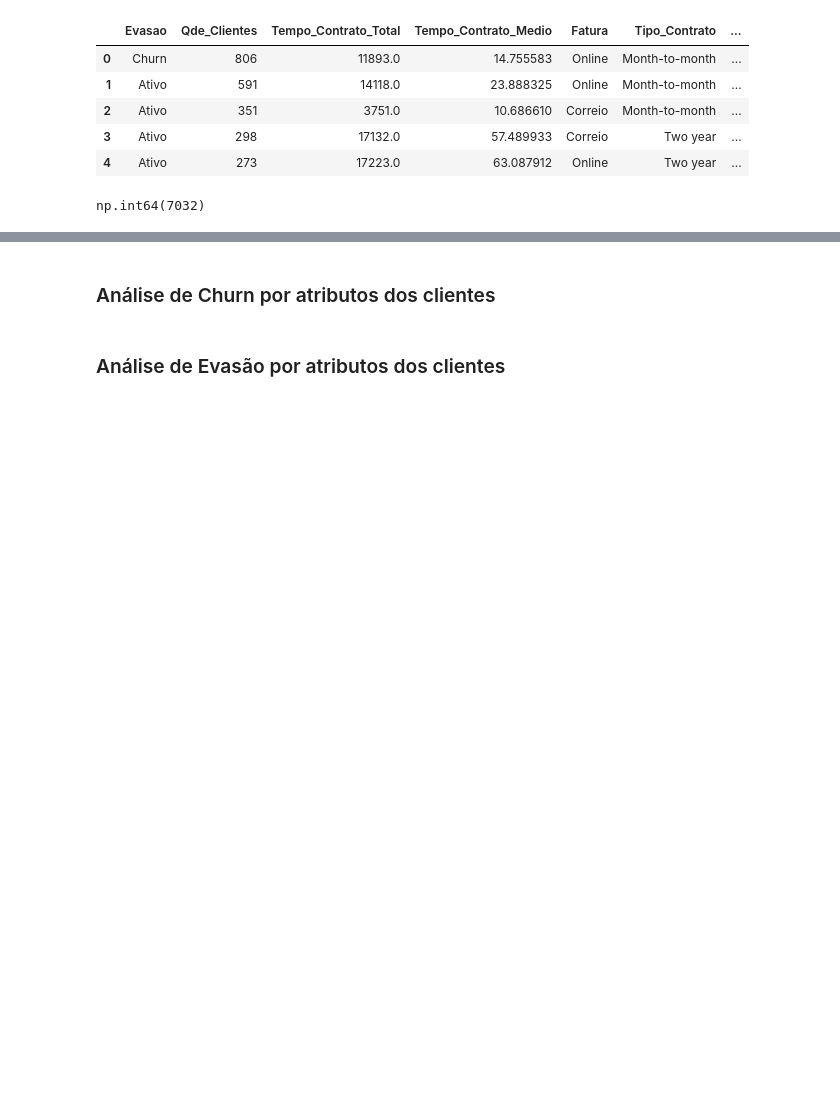
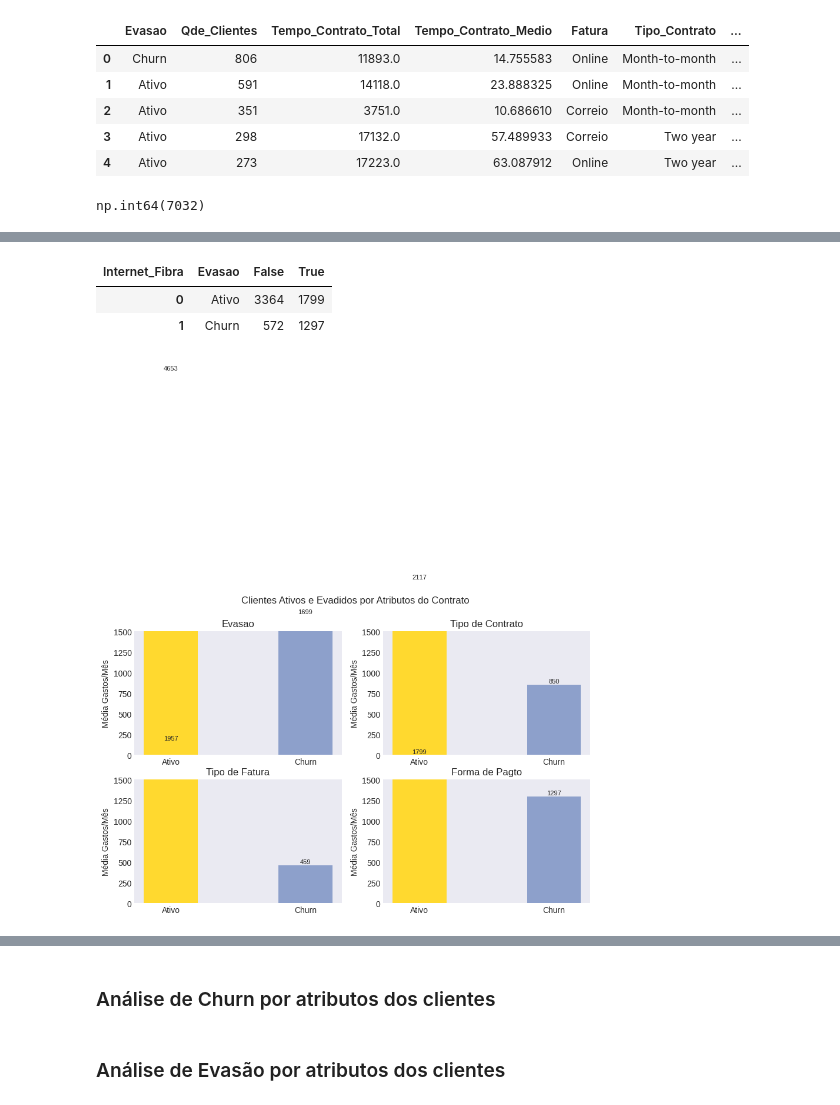
Before and after one commit to mauricioaalmeida/ONE-TelecomX, a Jupyter notebook: TelecomX_BR.ipynb, the cells around one changed output, grey strips where cells are left out. Cells and saved outputs as stored; diff of their text form; code cells hidden in the pictures; blank space fills up the shorter version.

Commit message:
Atualizados Gráficos de Churn por Atributos de Clientes e Contratos

```diff
--- a/TelecomX_BR.ipynb
+++ b/TelecomX_BR.ipynb
@@ -1380,7 +1337,7 @@ query = """
   count(c.ID_Cliente) as Qde_Clientes, sum(Tempo_Contrato) as Tempo_Contrato_Total,
   sum(Tempo_Contrato)/count(c.ID_Cliente) as Tempo_Contrato_Medio, sum(Churn) as Churn_Total,
   sum(Churn)*100.0/count(c.ID_Cliente) as Perc_Churn,
-  Servico_Telefone, Servico_MultiplasLinhas, Servico_Internet,
+  Servico_Telefone, Servico_MultiplasLinhas, Internet_DSL, Internet_Fiber_optic as Internet_Fibra, Internet_No,
   Opt_OnlineSecurity as OnlineSecurity, Opt_OnlineBackup as OnlineBackup, Opt_DeviceProtection as DeviceProtection,
   Opt_TechSupport as TechSupport, Opt_StreamingTV as StreamingTV, Opt_StreamingMovies as StreamingMovies,
   Tipo_Contrato, FaturaOnline, Forma_Pagto,
@@ -1392,14 +1349,10 @@ query = """
   INNER JOIN fato_gastos as g ON c.ID_Cliente = g.ID_Cliente
   INNER JOIN fato_servicos_clientes as s ON c.ID_Cliente = s.ID_Cliente
   INNER JOIN dim_tipos_servicos as ts ON s.ID_Servicos = ts.ID_Servicos
-  GROUP BY ts.Servico_Telefone, ts.Servico_MultiplasLinhas, ts.Servico_Internet,
-  ts.Opt_OnlineSecurity, ts.Opt_OnlineBackup, ts.Opt_DeviceProtection, ts.Opt_TechSupport, ts.Opt_StreamingTV, ts.Opt_StreamingMovies,
-  c.Tempo_Contrato, c.Tipo_Contrato, c.FaturaOnline, c.Forma_Pagto
+  GROUP BY ALL
   ORDER by Qde_Clientes DESC
 """
-with engine.connect() as conn:
-    result = conn.execute(text(query))
-    conn.commit()
-ouro_Gasto_Servicos = pd.DataFrame(result.fetchall(), columns=result.keys())
+
+ouro_Gasto_Servicos = db.sql(query).df()
 ouro_Gasto_Servicos.to_parquet('data/ouro/DW_Gasto_Servicos.parquet')
 ouro_Gasto_Servicos.head()
@@ -1406,3 +1397,7 @@ ouro_Gasto_Servicos.head()
 # %%
- df_graf_test = pd.pivot_table(data=ouro_Gasto_Servicos, values= 'Opt_OnlineBackup', index='Evasao',columns= 'Servico_Internet', aggfunc='sum', fill_value=0).reset_index()
- df_graf_test
+df_graf[0] = pd.pivot_table(data=ouro_Gasto_Servicos, values=col_valores, index=col_grupos,columns= col_pivot[i], aggfunc='sum', fill_value=0).reset_index()
+df_graf[0]
+# %% [output]
+| Internet_Fibra | Evasao | False | True |
+| 0 | Ativo | 3364 | 1799 |
+| 1 | Churn | 572 | 1297 |
@@ -1414,0 +1404,23 @@ df_graf[2]
+# %%
+titulo = 'Clientes Ativos e Evadidos por Atributos do Contrato'
+col_valores =  'Qde_Clientes'
+col_grupos = ['Evasao','OnlineSecurity', 'OnlineBackup', 'DeviceProtection',
+       'TechSupport', 'StreamingTV', 'StreamingMovies']
+col_pivot = ['Servico_Telefone','Servico_MultiplasLinhas','Internet_DSL','Internet_Fibra']
+col_grupos = 'Evasao'
+titulos_axes = ['Evasao','Tipo de Contrato','Tipo de Fatura','Forma de Pagto']
+legendas = ['Média Gastos/Mês','Média Gastos/Mês','Média Gastos/Mês','Média Gastos/Mês',
+             '','','','']
+lim_y = [ 1500, 1500, 1500, 1500]
+
+df_graf= [pd.DataFrame() for _ in range(4)]
+
+#df_graf[0]  = ouro_Gasto_Servicos.groupby(col_grupos)[col_valores].mean().reset_index()
+for i in range(4):
+  df_graf[i] = ouro_Gasto_Servicos.query(col_pivot[i]).groupby(col_grupos)[col_valores].sum().reset_index()
+
+  # pd.pivot_table(data=ouro_Gasto_Contratos, values=col_valores, index=col_grupos,columns= col_pivot[i], aggfunc='mean', fill_value=0).reset_index()
+
+graficos_atributos2(df_graf, titulos_axes, legendas, titulo, lim_y)
+# %% [output]
+[figure, added]
```
Also changed, not shown: parts of 17 cells of this notebook.
